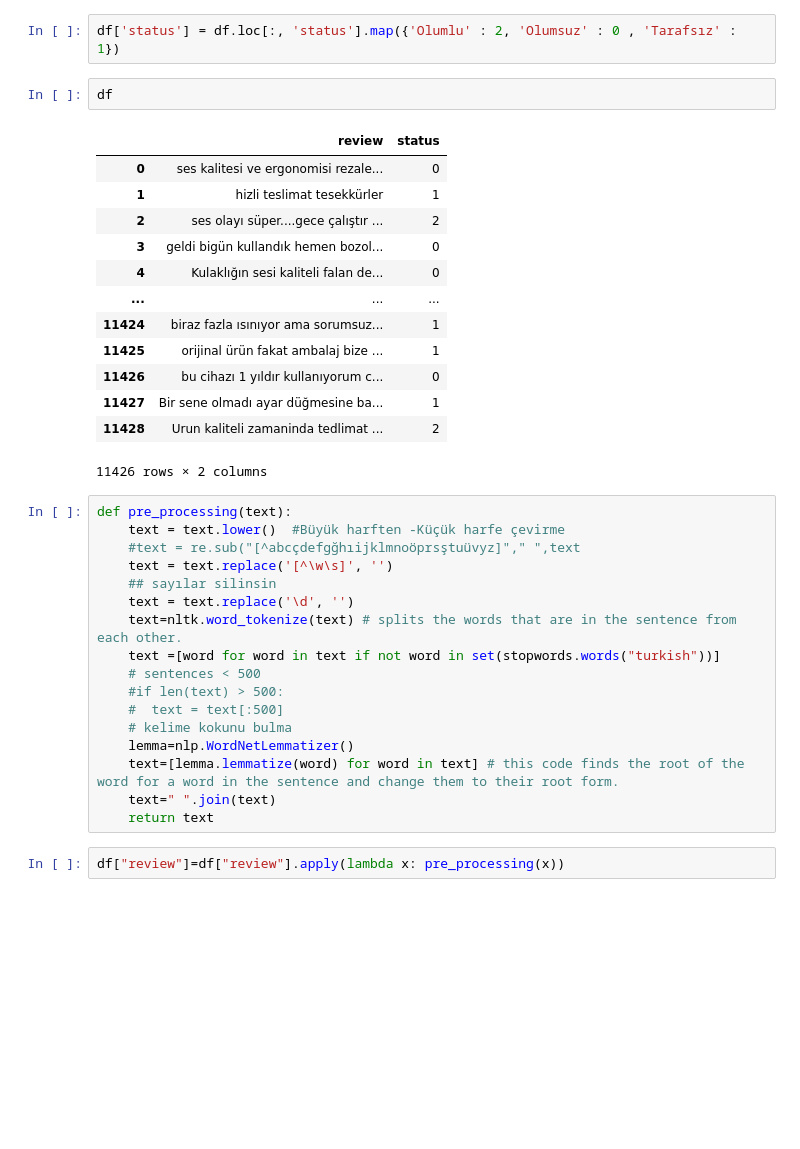
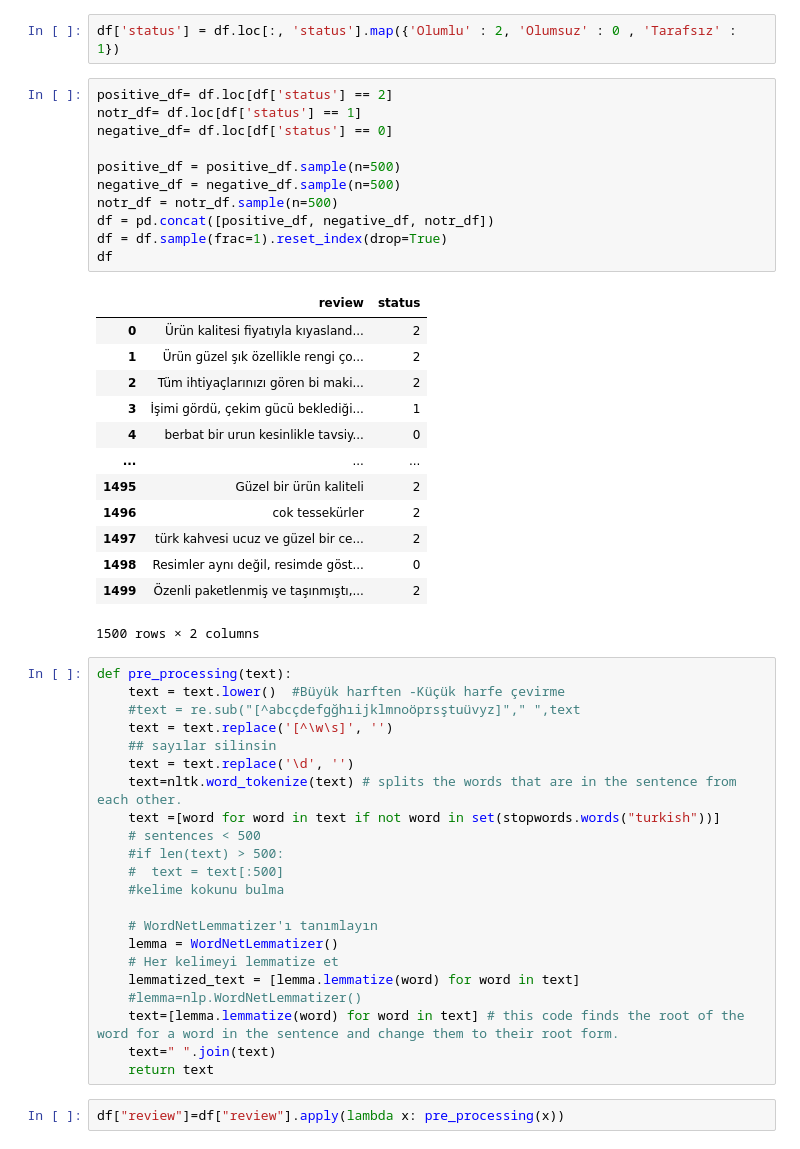
Before and after one commit to overfatih/TDDI_2024, a Jupyter notebook: sentiment_analysis_turkish.ipynb, the cells around one changed output. Saved outputs shown, nothing was run; the diff lists cells and outputs as text; blank space fills up the shorter version.

```diff
--- a/sentiment_analysis_turkish.ipynb
+++ b/sentiment_analysis_turkish.ipynb
@@ -137,22 +142,31 @@ Name: count, dtype: int64
 [figure]
 # %%
 df['status'] = df.loc[:, 'status'].map({'Olumlu' : 2, 'Olumsuz' : 0 , 'Tarafsız' : 1})
-# %%
-df
-# %% [output]
-|  | review | status |
-| 0 | ses kalitesi ve ergonomisi rezale... | 0 |
-| 1 | hizli teslimat tesekkürler | 1 |
-| 2 | ses olayı süper....gece çalıştır ... | 2 |
-| 3 | geldi bigün kullandık hemen bozol... | 0 |
-| 4 | Kulaklığın sesi kaliteli falan de... | 0 |
-| ... | ... | ... |
-| 11424 | biraz fazla ısınıyor ama sorumsuz... | 1 |
-| 11425 | orijinal ürün fakat ambalaj bize ... | 1 |
-| 11426 | bu cihazı 1 yıldır kullanıyorum c... | 0 |
-| 11427 | Bir sene olmadı ayar düğmesine ba... | 1 |
-| 11428 | Urun kaliteli zamaninda tedlimat ... | 2 |
-11426 rows × 2 columns
+# %%
+positive_df= df.loc[df['status'] == 2]
+notr_df= df.loc[df['status'] == 1]
+negative_df= df.loc[df['status'] == 0]
+
+positive_df = positive_df.sample(n=500)
+negative_df = negative_df.sample(n=500)
+notr_df = notr_df.sample(n=500)
+df = pd.concat([positive_df, negative_df, notr_df])
+df = df.sample(frac=1).reset_index(drop=True)
+df
+# %% [output]
+|  | review | status |
+| 0 | Ürün kalitesi fiyatıyla kıyasland... | 2 |
+| 1 | Ürün güzel şık özellikle rengi ço... | 2 |
+| 2 | Tüm ihtiyaçlarınızı gören bi maki... | 2 |
+| 3 | İşimi gördü, çekim gücü beklediği... | 1 |
+| 4 | berbat bir urun kesinlikle tavsiy... | 0 |
+| ... | ... | ... |
+| 1495 | Güzel bir ürün kaliteli | 2 |
+| 1496 | cok tessekürler | 2 |
+| 1497 | türk kahvesi ucuz ve güzel bir ce... | 2 |
+| 1498 | Resimler aynı değil, resimde göst... | 0 |
+| 1499 | Özenli paketlenmiş ve taşınmıştı,... | 2 |
+1500 rows × 2 columns
 # %%
 def pre_processing(text):
     text = text.lower()  #Büyük harften -Küçük harfe çevirme
@@ -165,8 +179,13 @@ def pre_processing(text):
     # sentences < 500
     #if len(text) > 500:
     #  text = text[:500]
-    # kelime kokunu bulma
-    lemma=nlp.WordNetLemmatizer()
+    #kelime kokunu bulma
+
+    # WordNetLemmatizer'ı tanımlayın
+    lemma = WordNetLemmatizer()
+    # Her kelimeyi lemmatize et
+    lemmatized_text = [lemma.lemmatize(word) for word in text]
+    #lemma=nlp.WordNetLemmatizer()
     text=[lemma.lemmatize(word) for word in text] # this code finds the root of the word for a word in the sentence and change them to their root form.
     text=" ".join(text)
     return text
```
Also changed, not shown: parts of 14 cells of this notebook.
